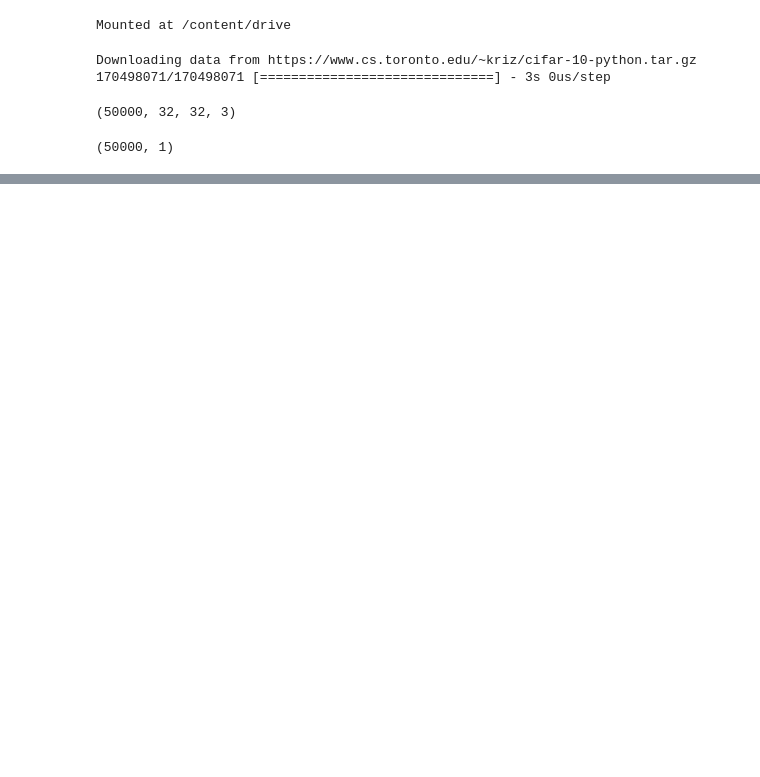
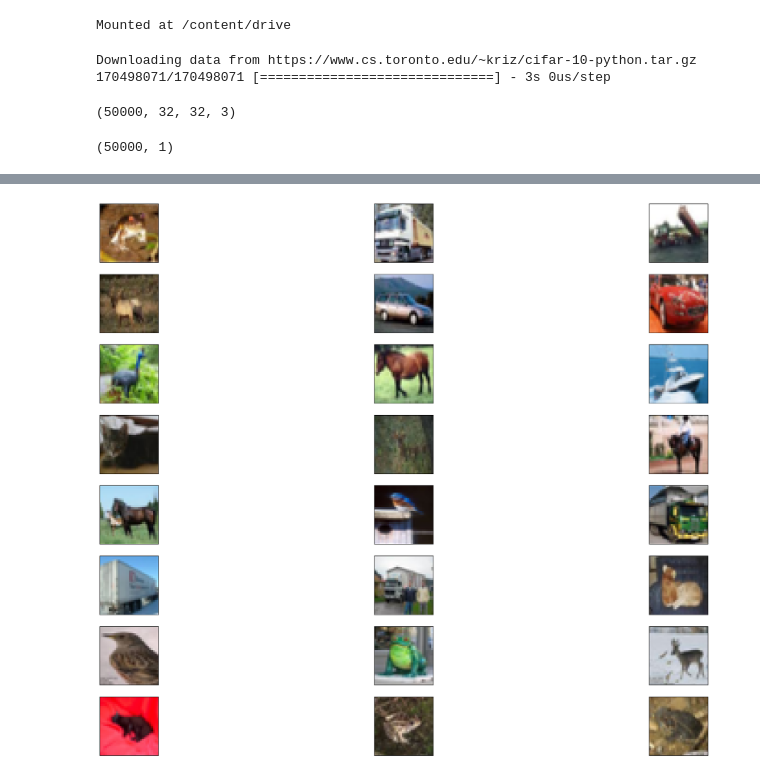
Before and after one commit to shakti57/code1, a Jupyter notebook: CNN.ipynb, the cells around one changed output, grey strips where cells are left out. Cells and saved outputs as stored; diff of their text form; code cells hidden in the pictures; blank space fills up the shorter version.

```diff
--- a/CNN.ipynb
+++ b/CNN.ipynb
@@ -22,0 +53,11 @@ y_train.shape
+# %%
+import numpy as np
+import matplotlib.pyplot as plt
+%matplotlib inline
+
+fig=plt.figure(figsize=(28,20))
+for i in range(24):
+  ax=fig.add_subplot(8,3,i+1, xticks=[],yticks=[])
+  ax.imshow(x_train[i])
+# %% [output]
+[figure, added]
```
Also changed, not shown: parts of 16 cells of this notebook.
